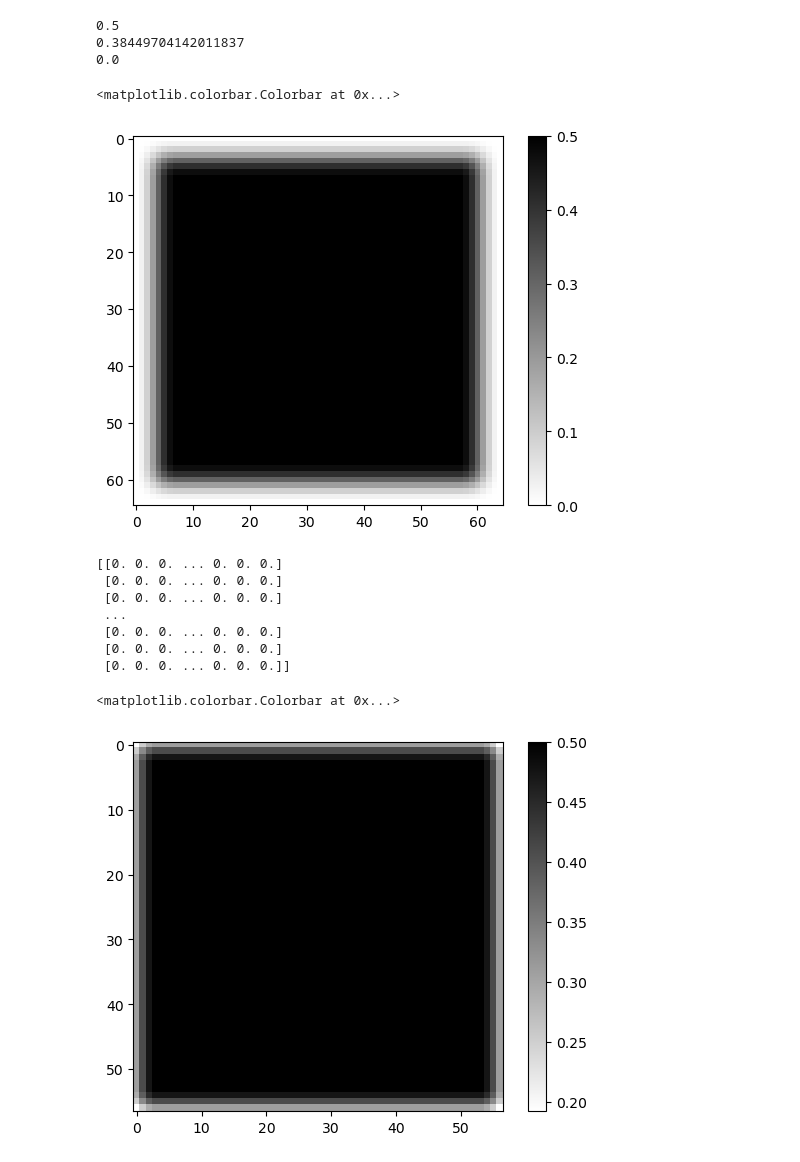
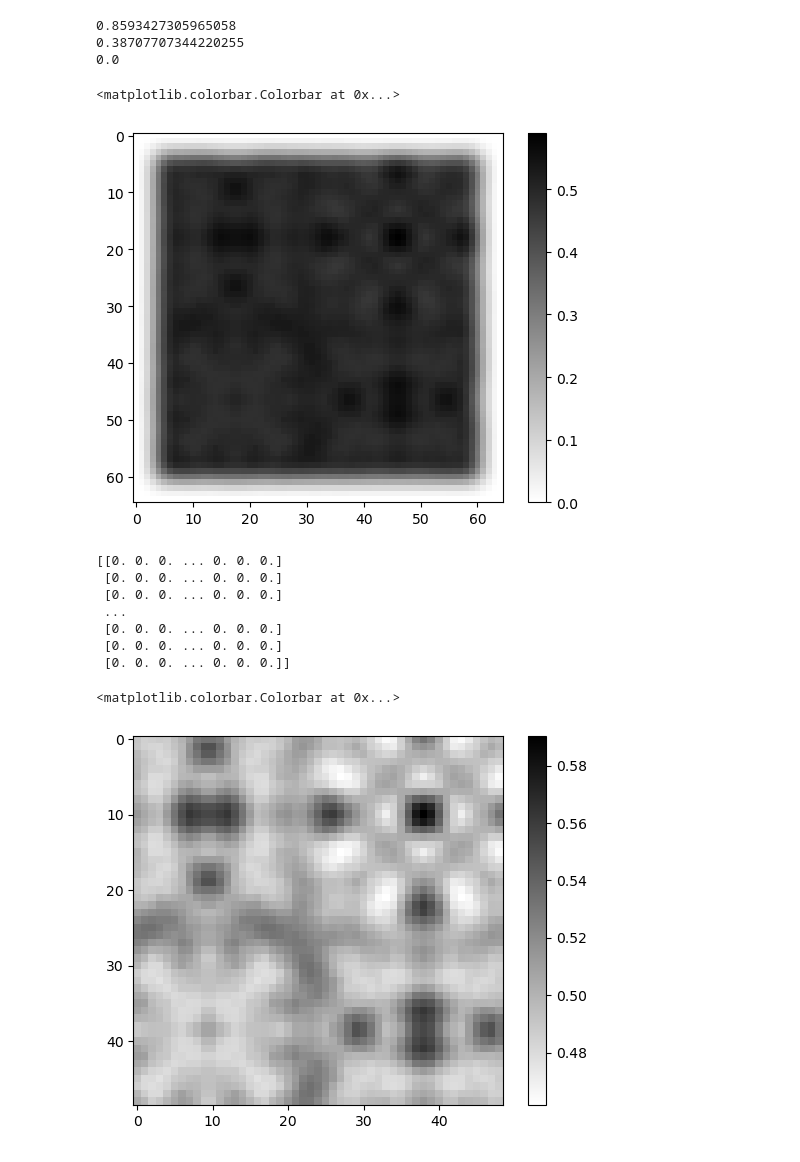
Before and after one commit to leesbin/EIDL, a Jupyter notebook: validation/initial geometry/Nx_Ny_Nz.ipynb, the cells around one changed output. Saved outputs shown, nothing was run; the diff lists cells and outputs as text; code cells hidden in the pictures.

```diff
--- a/validation/initial geometry/Nx_Ny_Nz.ipynb
+++ b/validation/initial geometry/Nx_Ny_Nz.ipynb
@@ -17,7 +17,7 @@ Nx=57
 Ny=57
 # %%
 n = Nx * Ny
-x2 = np.random.uniform(0.5, 0.5, n)
+x2 = np.random.uniform(0, 1, n)
 # %%
 print(x2)
 # %% [output]
@@ -99,8 +99,8 @@ print(max(padx.flatten()))
 print(np.mean(padx.flatten()))
 print(min(padx.flatten()))
 # %% [output]
-0.5
-0.38449704142011837
+0.8593427305965058
+0.38707707344220255
 0.0
 # %%
 from scipy.ndimage import gaussian_filter
@@ -117,9 +117,9 @@ plt.imshow(np.rot90(filtered_x2.reshape(Nx+8, Ny+8)), cmap='binary')
 plt.colorbar()
 # %% [output]
 <matplotlib.colorbar.Colorbar at 0x...>
-[figure, old version]
+[figure, new version]
 # %%
-crop_field = filtered_x2[4:-4, 4:-4]
+crop_field = filtered_x2[8:-8, 8:-8]
 # %%
 print(padx)
 # %% [output]
@@ -133,8 +133,8 @@ print(padx)
 # %%
 import matplotlib.pyplot as plt
 # padx = mpa.tanh_projection(padx, beta, 0.5)
-plt.imshow(np.rot90(crop_field.reshape(Nx, Ny)), cmap='binary')
+plt.imshow(np.rot90(crop_field.reshape(Nx-8, Ny-8)), cmap='binary')
 plt.colorbar()
 # %% [output]
 <matplotlib.colorbar.Colorbar at 0x...>
-[figure, old version]
+[figure, new version]
```
Also changed, not shown: parts of 7 cells of this notebook, 1 other file.
